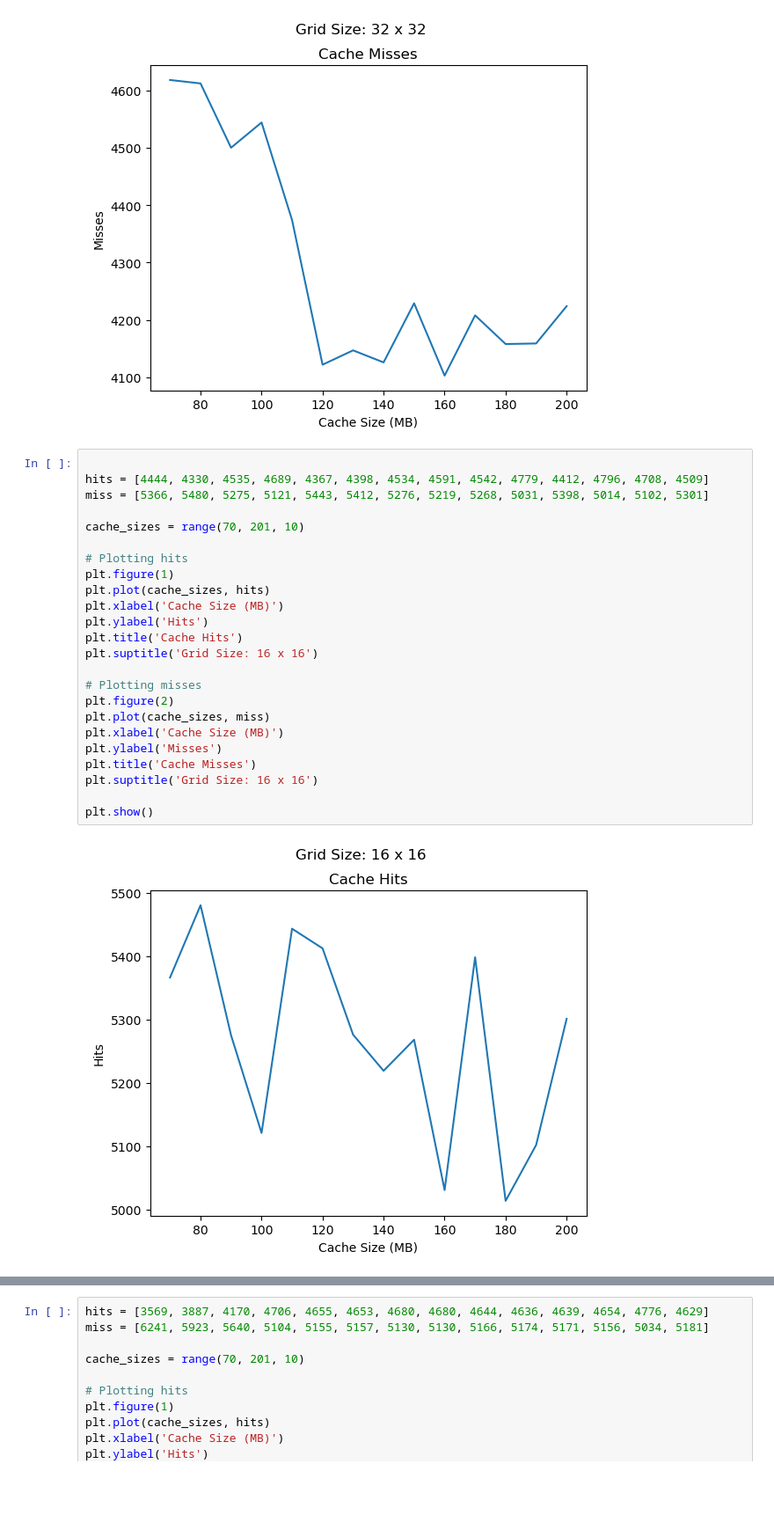
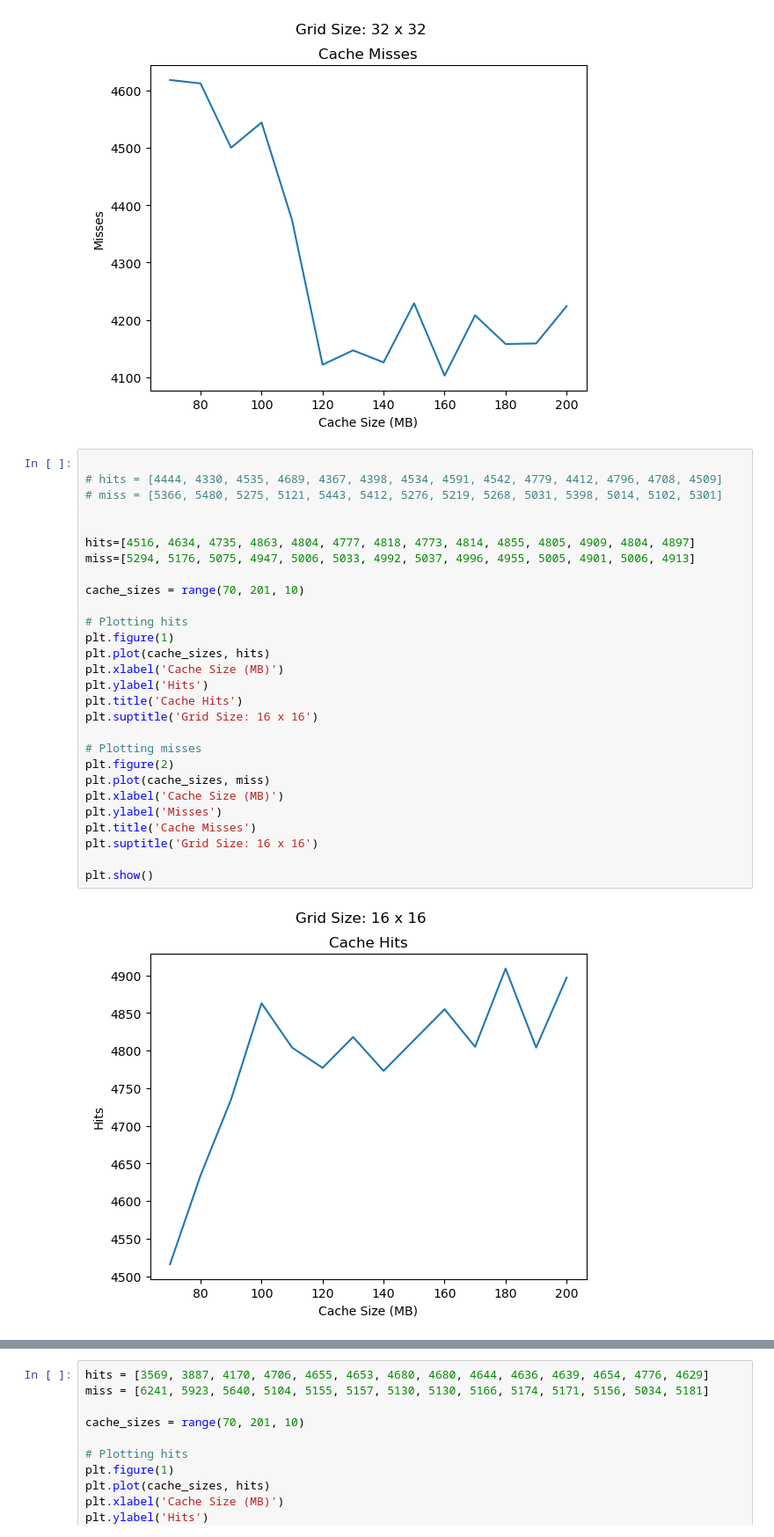
Before and after one commit to sayondeep/Thesis, a Jupyter notebook: data_processing/hit_miss_static.ipynb, the cells around one changed output, grey strips where cells are left out. Shown: that part at 88% size. Drawn from its saved outputs; the diff is of its cells as text; blank space fills up the shorter version.

```diff
--- a/data_processing/hit_miss_static.ipynb
+++ b/data_processing/hit_miss_static.ipynb
@@ -62,27 +62,31 @@ plt.show()
 [figure]
 # %%
 
-hits = [4444, 4330, 4535, 4689, 4367, 4398, 4534, 4591, 4542, 4779, 4412, 4796, 4708, 4509]
-miss = [5366, 5480, 5275, 5121, 5443, 5412, 5276, 5219, 5268, 5031, 5398, 5014, 5102, 5301]
+# hits = [4444, 4330, 4535, 4689, 4367, 4398, 4534, 4591, 4542, 4779, 4412, 4796, 4708, 4509]
+# miss = [5366, 5480, 5275, 5121, 5443, 5412, 5276, 5219, 5268, 5031, 5398, 5014, 5102, 5301]
+
+
+hits=[4516, 4634, 4735, 4863, 4804, 4777, 4818, 4773, 4814, 4855, 4805, 4909, 4804, 4897]
+miss=[5294, 5176, 5075, 4947, 5006, 5033, 4992, 5037, 4996, 4955, 5005, 4901, 5006, 4913]
 
 cache_sizes = range(70, 201, 10)
 
 # Plotting hits
 plt.figure(1)
 plt.plot(cache_sizes, hits)
 plt.xlabel('Cache Size (MB)')
 plt.ylabel('Hits')
 plt.title('Cache Hits')
 plt.suptitle('Grid Size: 16 x 16')
 
 # Plotting misses
 plt.figure(2)
 plt.plot(cache_sizes, miss)
 plt.xlabel('Cache Size (MB)')
 plt.ylabel('Misses')
 plt.title('Cache Misses')
 plt.suptitle('Grid Size: 16 x 16')
 
 plt.show()
 # %% [output]
-[figure, old version]
+[figure, new version]
```
Also changed, not shown: parts of 1 cell of this notebook, 4 other files.
